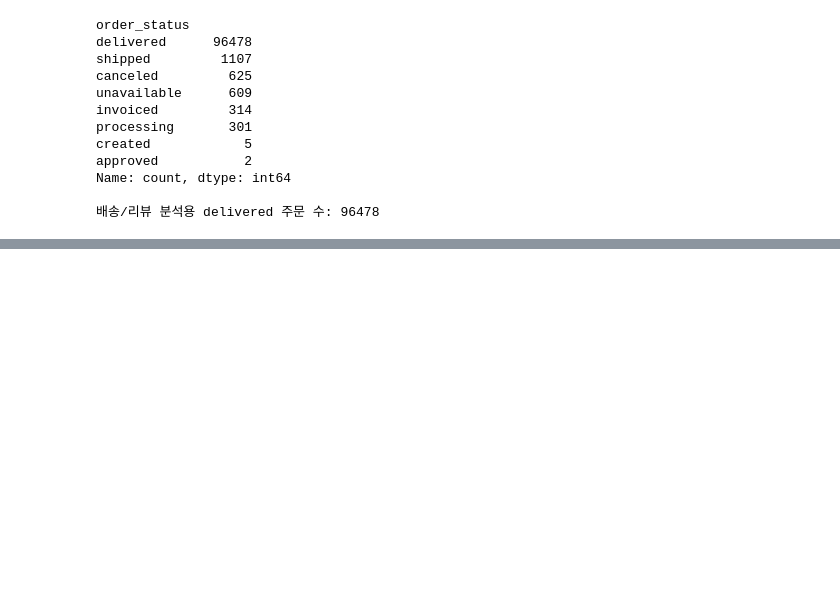
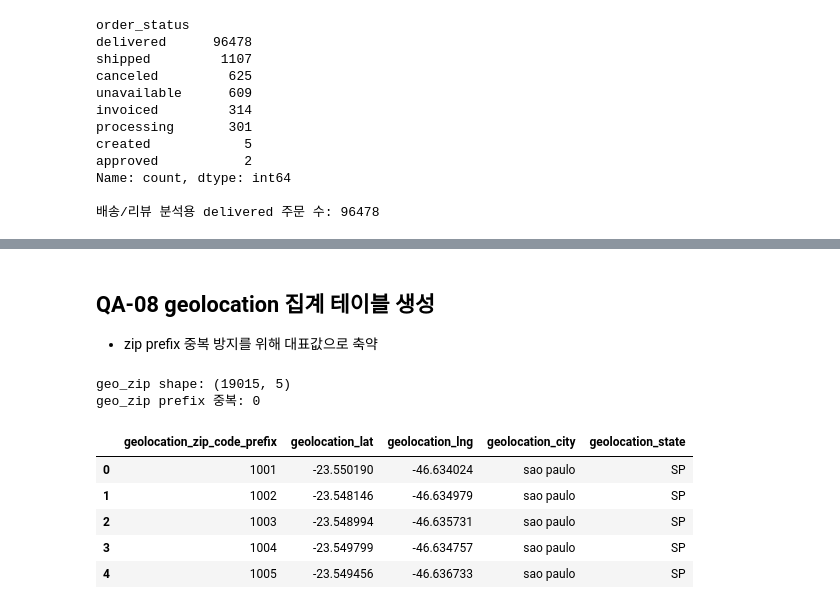
Before and after one commit to KyungminChang/team-oldest-olist-analysis, a Jupyter notebook: notebooks/Distribution_hub/HY/전처리.ipynb, the cells around one changed output, grey strips where cells are left out. Drawn from its saved outputs; the diff is of its cells as text; code cells hidden in the pictures; blank space fills up the shorter version.

```diff
--- a/notebooks/Distribution_hub/HY/전처리.ipynb
+++ b/notebooks/Distribution_hub/HY/전처리.ipynb
@@ -16,12 +16,12 @@ plt.rcParams['axes.unicode_minus'] = False
   2. `orders`를 기준 축(order grain)으로 관리
   3. 다건 테이블(`payments`, `reviews`, `geolocation`)은 집계 후 조인
 # %%
-customers = pd.read_csv("olist_customers_dataset.csv")
-geolocation = pd.read_csv("olist_geolocation_dataset.csv")
-order_items = pd.read_csv("olist_order_items_dataset.csv")
-order_payments = pd.read_csv("olist_order_payments_dataset.csv")
-order_reviews = pd.read_csv("olist_order_reviews_dataset.csv")
-orders = pd.read_csv("olist_orders_dataset.csv")
-products = pd.read_csv("olist_products_dataset.csv")
-sellers = pd.read_csv("olist_sellers_dataset.csv")
-cat_tr = pd.read_csv("product_category_name_translation.csv")
+customers = pd.read_csv("../../../data/olist_customers_dataset.csv")
+geolocation = pd.read_csv("../../../data/olist_geolocation_dataset.csv")
+order_items = pd.read_csv("../../../data/olist_order_items_dataset.csv")
+order_payments = pd.read_csv("../../../data/olist_order_payments_dataset.csv")
+order_reviews = pd.read_csv("../../../data/olist_order_reviews_dataset.csv")
+orders = pd.read_csv("../../../data/olist_orders_dataset.csv")
+products = pd.read_csv("../../../data/olist_products_dataset.csv")
+sellers = pd.read_csv("../../../data/olist_sellers_dataset.csv")
+cat_tr = pd.read_csv("../../../data/product_category_name_translation.csv")
@@ -569,0 +593,26 @@ Name: count, dtype: int64
+# %% [markdown]
+## QA-08 geolocation 집계 테이블 생성
+- zip prefix 중복 방지를 위해 대표값으로 축약
+# %%
+# =========================================================
+# [QA-08] geolocation 집계
+# =========================================================
+geo_zip = geolocation.groupby("geolocation_zip_code_prefix", as_index=False).agg(
+    geolocation_lat=("geolocation_lat", "mean"),
+    geolocation_lng=("geolocation_lng", "mean"),
+    geolocation_city=("geolocation_city", "first"),
+    geolocation_state=("geolocation_state", "first"),
+)
+
+print("geo_zip shape:", geo_zip.shape)
+print("geo_zip prefix 중복:", geo_zip["geolocation_zip_code_prefix"].duplicated().sum())
+geo_zip.head()
+# %% [output]
+geo_zip shape: (19015, 5)
+geo_zip prefix 중복: 0
+|  | geolocation_zip_code_prefix | geolocation_lat | geolocation_lng | geolocation_city | geolocation_state |
+| 0 | 1001 | -23.550190 | -46.634024 | sao paulo | SP |
+| 1 | 1002 | -23.548146 | -46.634979 | sao paulo | SP |
+| 2 | 1003 | -23.548994 | -46.635731 | sao paulo | SP |
+| 3 | 1004 | -23.549799 | -46.634757 | sao paulo | SP |
+| 4 | 1005 | -23.549456 | -46.636733 | sao paulo | SP |
```
Also changed, not shown: parts of 12 cells of this notebook.
